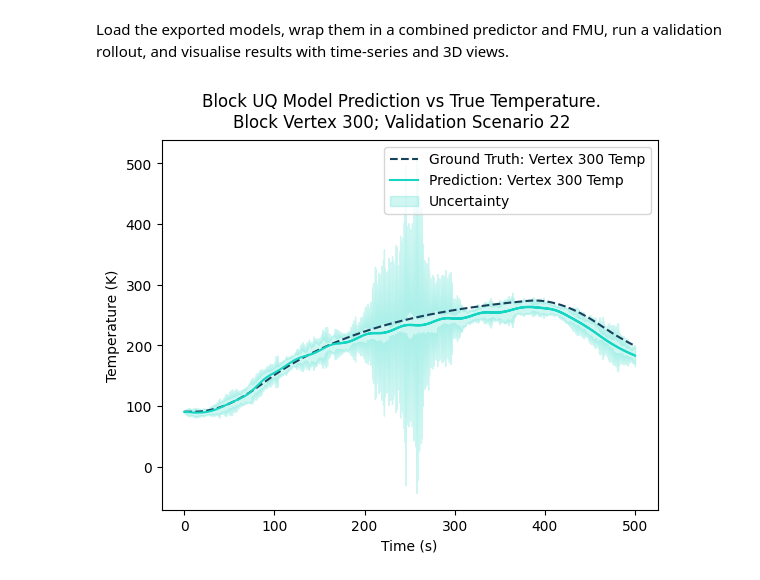
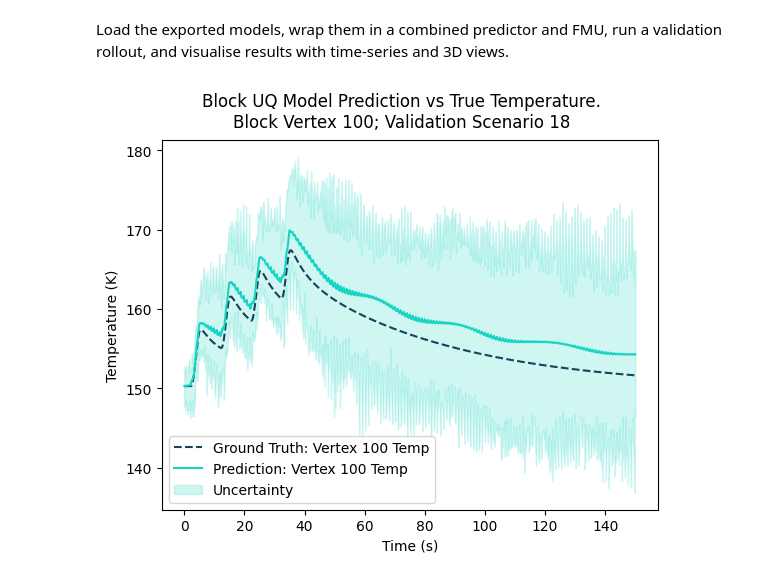
Before and after one commit to digiLab-ai/ukaea-sysuq-box, a Jupyter notebook: SysUQ.ipynb, the cells around one changed output. Drawn from its saved outputs; the diff is of its cells as text; code cells hidden in the pictures.

Commit message:
Add cube shape

```diff
--- a/SysUQ.ipynb
+++ b/SysUQ.ipynb
@@ -97,9 +104,9 @@ KEY_LIME = "#EBF38B"
 # %% [markdown]
 Configure constants and paths, normalize input CSVs, collate paired scenarios, build a lagged latent dataset, and upload the resulting datasets to the Engine.
 # %%
-BOX_SHAPE = (31, 20, 8) # (nx, ny, nz)
+box_details_filename = 'Cube_dyn_rom.wbpz' # add this to the directory
 n_retained_dimensions = 6
-lag_time = 1.0  # seconds
+lag_time = 1  # seconds
 n_retained_rows = 1000
 # %%
 models_directory = 'models'
@@ -1068,16 +1205,41 @@ percentage_uncertainty = 100. * (1.96 * output_state_uncertainties) / val_output
+# %%
+output_states = []
+output_states_low = []
+output_states_high = []
+for new, t_step in zip(val_inputs[1:], time_steps):
+    T_mean, T_particles = fmu(new_input_state=new, time_step=t_step)
+
+    hdi = fmu.current_hdi()
+
+    output_states.append(T_mean)
+    output_states_low.append(hdi.low)
+    output_states_high.append(hdi.high)
+# %%
+predictions = np.array(output_states)
+prediction_lower_bounds = np.array(output_states_low)
+prediction_upper_bounds = np.array(output_states_high)
+# %%
+times_plot = times[1:]
+prediction_uncertainties = 0.5 * (prediction_upper_bounds - prediction_lower_bounds)
+
+ground_truths = val_out[cols].to_numpy()[1:]
+output_errors = np.abs(predictions - ground_truths)
+
+percentage_errors = 100. * output_errors / ground_truths
+percentage_uncertainties = 100. * prediction_uncertainties / ground_truths
 # %%
-plot_vertex = 300
+plot_vertex = 100
 
-plt.plot(times_plot, val_outputs_plot[:, plot_vertex], color=INDIGO, label=f"Ground Truth: Vertex {plot_vertex} Temp", linestyle='dashed')
-plt.plot(times_plot, output_states[:, plot_vertex], color=KEPPEL, label=f"Prediction: Vertex {plot_vertex} Temp")
+plt.plot(times_plot, ground_truths[:, plot_vertex], color=INDIGO, label=f"Ground Truth: Vertex {plot_vertex} Temp", linestyle='dashed')
+plt.plot(times_plot, predictions[:, plot_vertex], color=KEPPEL, label=f"Prediction: Vertex {plot_vertex} Temp")
 plt.fill_between(times_plot,
-                 output_lower_bound[:, plot_vertex],
-                 output_upper_bound[:, plot_vertex],
+                 prediction_lower_bounds[:, plot_vertex],
+                 prediction_upper_bounds[:, plot_vertex],
                  color=KEPPEL, alpha=0.2, label="Uncertainty")
 plt.xlabel("Time (s)")
 plt.ylabel("Temperature (K)")
 plt.suptitle(f"Block UQ Model Prediction vs True Temperature.\nBlock Vertex {plot_vertex}; Validation Scenario {val_number}")
 plt.legend()
 plt.show()
 # %% [output]
-[figure, old version]
+[figure, new version]
```
Also changed, not shown: parts of 21 cells of this notebook, 3 other files.
